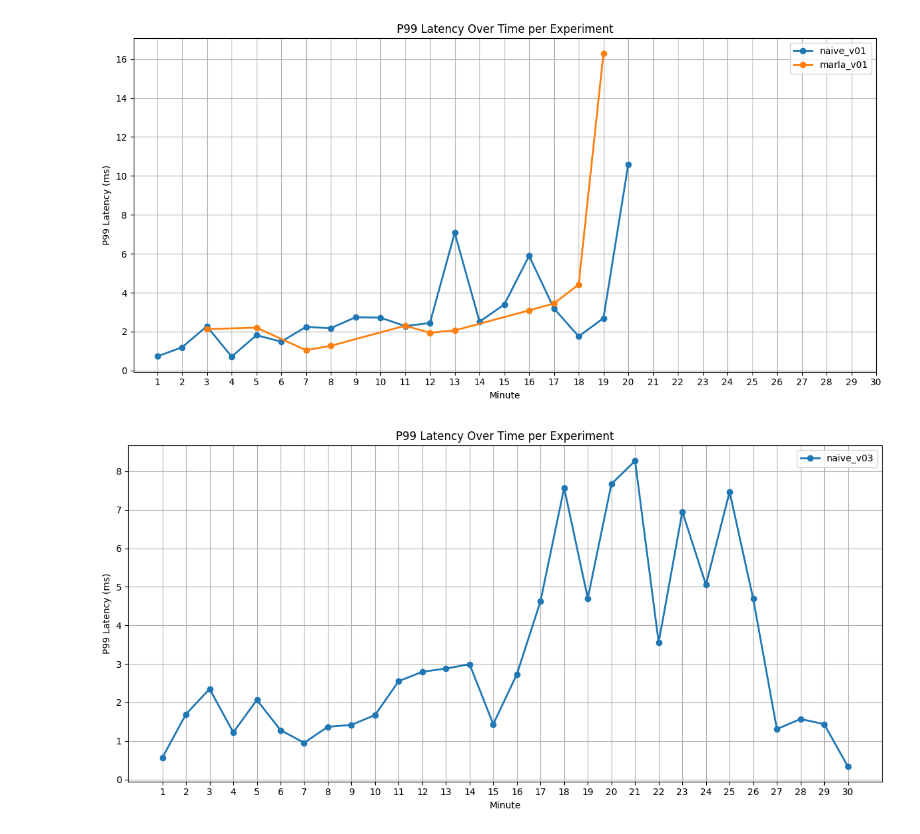
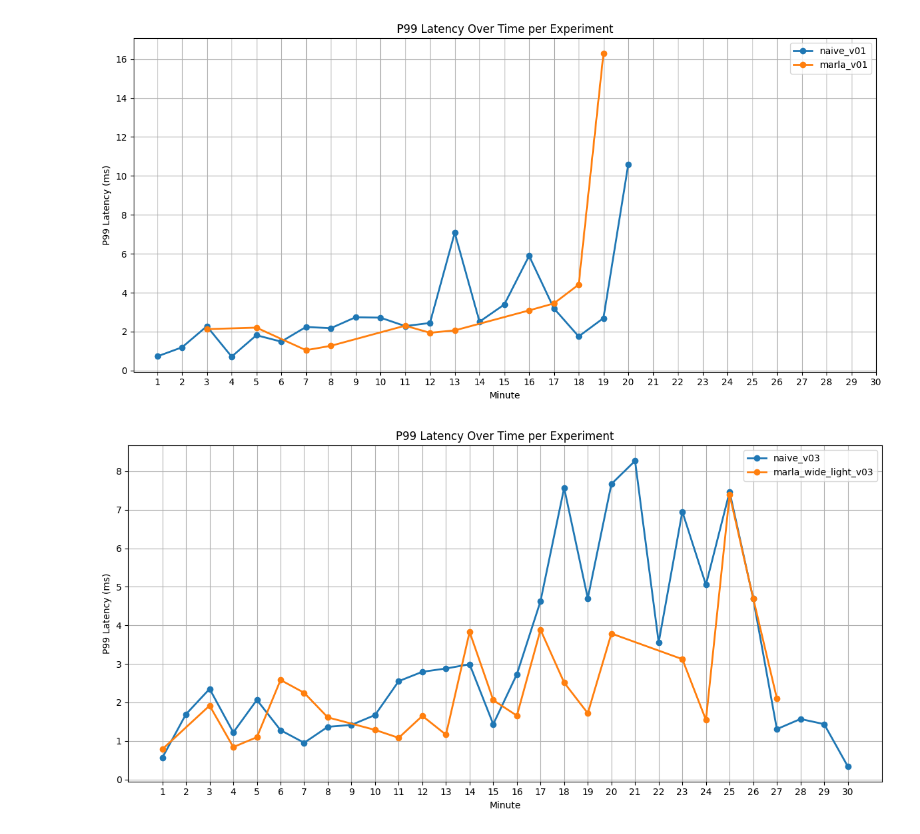
Before and after one commit to georgakopoulosgeo/Interference_Thesis_NTUA, a Jupyter notebook: Results/naive_vs_marla.ipynb, the cells around one changed output. Drawn from its saved outputs; the diff is of its cells as text; code cells hidden in the pictures.

```diff
--- a/Results/naive_vs_marla.ipynb
+++ b/Results/naive_vs_marla.ipynb
@@ -50,6 +50,6 @@ plot_p99_latency(["naive_v01.csv", "marla_v01.csv"])
 [figure]
 # %%
 # plot for naive 02 and naive 03
-plot_p99_latency(["naive_v03.csv"])
+plot_p99_latency(["naive_v03.csv", "marla_wide_light_v03.csv"])
 # %% [output]
-[figure, old version]
+[figure, new version]
```
Also changed, not shown: 6 other files.
